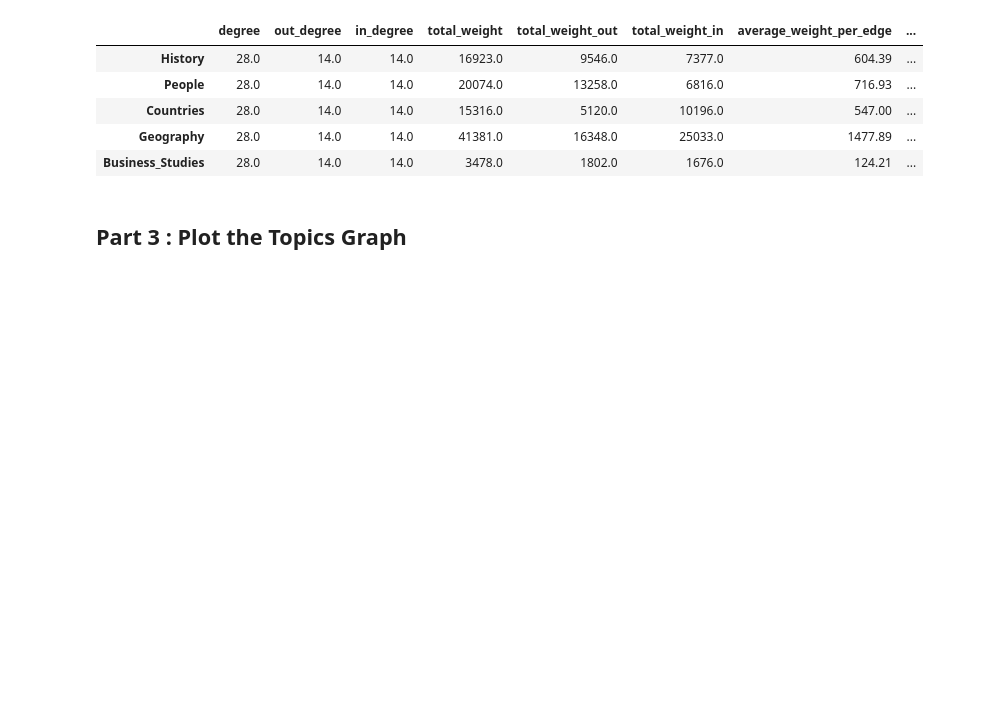
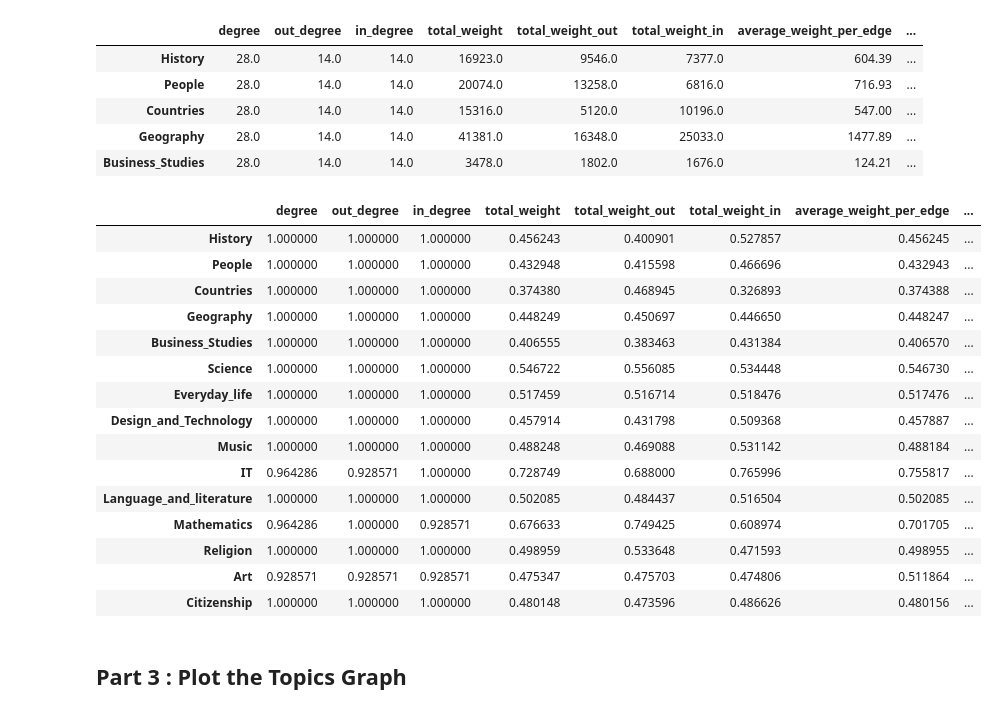
Before and after one commit to epfl-ada/ada-2022-project-groupe53, a Jupyter notebook: run.ipynb, the cells around one changed output. Cells and saved outputs as stored; diff of their text form; code cells hidden in the pictures; blank space fills up the shorter version.

```diff
--- a/run.ipynb
+++ b/run.ipynb
@@ -182,6 +182,25 @@ df_topics_truth.sort_values(by=["out_degree"], ascending=False).head(5)
 | Countries | 28.0 | 14.0 | 14.0 | 15316.0 | 5120.0 | 10196.0 | 547.00 | ... |
 | Geography | 28.0 | 14.0 | 14.0 | 41381.0 | 16348.0 | 25033.0 | 1477.89 | ... |
 | Business_Studies | 28.0 | 14.0 | 14.0 | 3478.0 | 1802.0 | 1676.0 | 124.21 | ... |
+# %%
+df_topics_cs / df_topics_truth
+# %% [output]
+|  | degree | out_degree | in_degree | total_weight | total_weight_out | total_weight_in | average_weight_per_edge | ... |
+| History | 1.000000 | 1.000000 | 1.000000 | 0.456243 | 0.400901 | 0.527857 | 0.456245 | ... |
+| People | 1.000000 | 1.000000 | 1.000000 | 0.432948 | 0.415598 | 0.466696 | 0.432943 | ... |
+| Countries | 1.000000 | 1.000000 | 1.000000 | 0.374380 | 0.468945 | 0.326893 | 0.374388 | ... |
+| Geography | 1.000000 | 1.000000 | 1.000000 | 0.448249 | 0.450697 | 0.446650 | 0.448247 | ... |
+| Business_Studies | 1.000000 | 1.000000 | 1.000000 | 0.406555 | 0.383463 | 0.431384 | 0.406570 | ... |
+| Science | 1.000000 | 1.000000 | 1.000000 | 0.546722 | 0.556085 | 0.534448 | 0.546730 | ... |
+| Everyday_life | 1.000000 | 1.000000 | 1.000000 | 0.517459 | 0.516714 | 0.518476 | 0.517476 | ... |
+| Design_and_Technology | 1.000000 | 1.000000 | 1.000000 | 0.457914 | 0.431798 | 0.509368 | 0.457887 | ... |
+| Music | 1.000000 | 1.000000 | 1.000000 | 0.488248 | 0.469088 | 0.531142 | 0.488184 | ... |
+| IT | 0.964286 | 0.928571 | 1.000000 | 0.728749 | 0.688000 | 0.765996 | 0.755817 | ... |
+| Language_and_literature | 1.000000 | 1.000000 | 1.000000 | 0.502085 | 0.484437 | 0.516504 | 0.502085 | ... |
+| Mathematics | 0.964286 | 1.000000 | 0.928571 | 0.676633 | 0.749425 | 0.608974 | 0.701705 | ... |
+| Religion | 1.000000 | 1.000000 | 1.000000 | 0.498959 | 0.533648 | 0.471593 | 0.498955 | ... |
+| Art | 0.928571 | 0.928571 | 0.928571 | 0.475347 | 0.475703 | 0.474806 | 0.511864 | ... |
+| Citizenship | 1.000000 | 1.000000 | 1.000000 | 0.480148 | 0.473596 | 0.486626 | 0.480156 | ... |
 # %% [markdown]
 ## Part 3 : Plot the Topics Graph
 # %%
```
Also changed, not shown: parts of 17 cells of this notebook, 2 other files.
